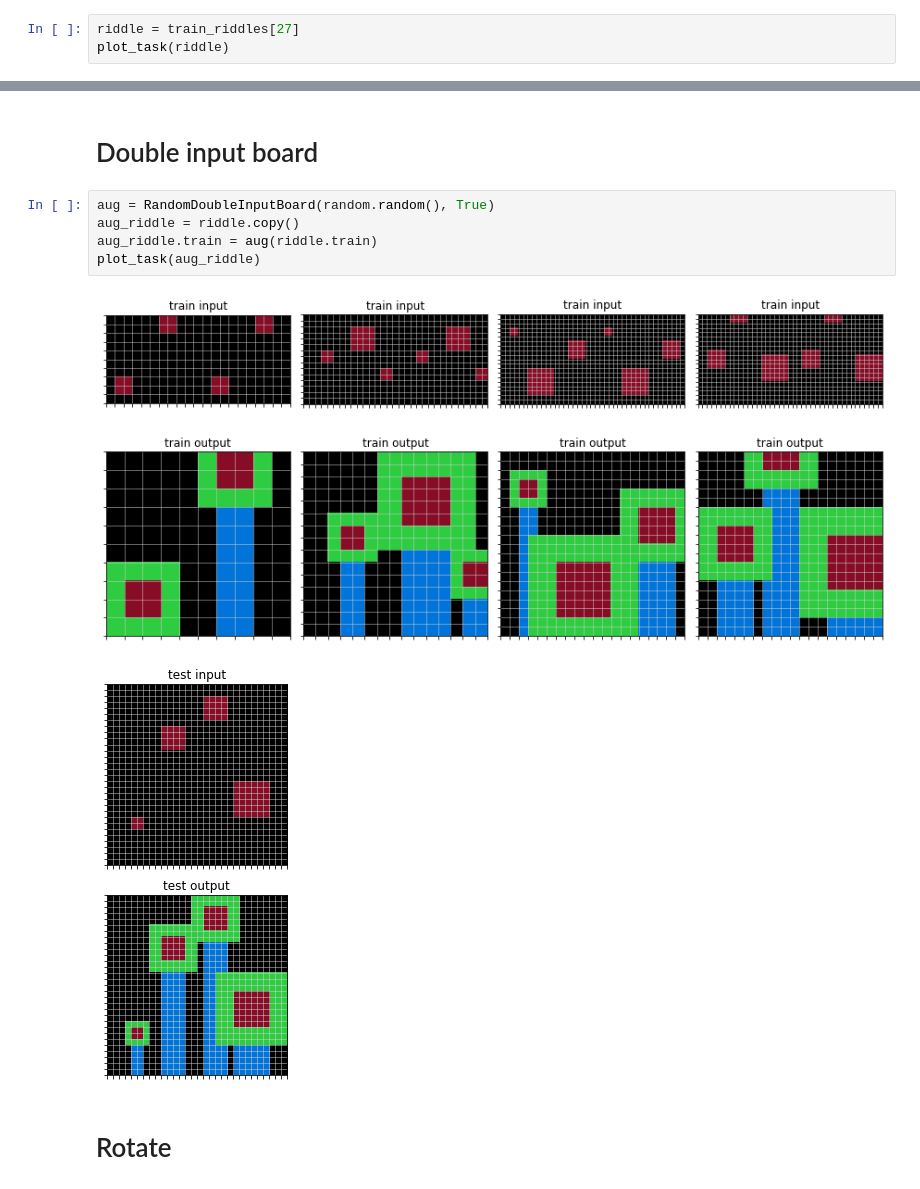
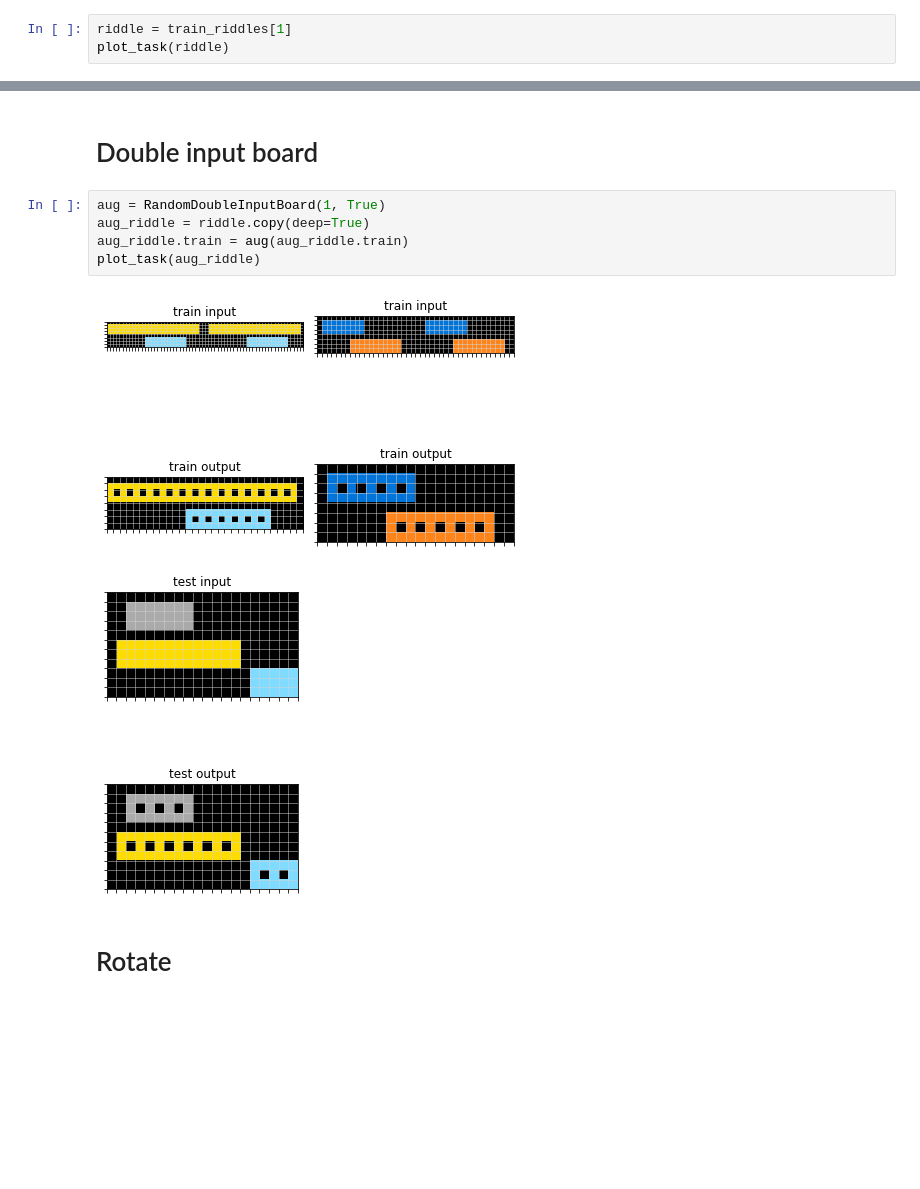
Before and after one commit to arc-community/arcmentations, a Jupyter notebook: demonstrations.ipynb, the cells around one changed output, grey strips where cells are left out. Cells and saved outputs as stored; diff of their text form; blank space fills up the shorter version.

```diff
--- a/demonstrations.ipynb
+++ b/demonstrations.ipynb
@@ -23,6 +23,6 @@ train_riddles = get_riddles(["training"])
 # %% [markdown]
 # Original riddle
 # %%
-riddle = train_riddles[27]
+riddle = train_riddles[1]
 plot_task(riddle)
 # %% [output]
@@ -49,13 +53,13 @@ plot_task(aug_riddle)
 # %% [markdown]
 # Double input board
 # %%
-aug = RandomDoubleInputBoard(random.random(), True)
-aug_riddle = riddle.copy()
-aug_riddle.train = aug(riddle.train)
+aug = RandomDoubleInputBoard(1, True)
+aug_riddle = riddle.copy(deep=True)
+aug_riddle.train = aug(aug_riddle.train)
 plot_task(aug_riddle)
 # %% [output]
-[figure, old version]
+[figure, new version]
-[figure, old version]
+[figure, new version]
 # %% [markdown]
 # Rotate
 # %%
```
Also changed, not shown: parts of 8 cells of this notebook, 1 other file.
